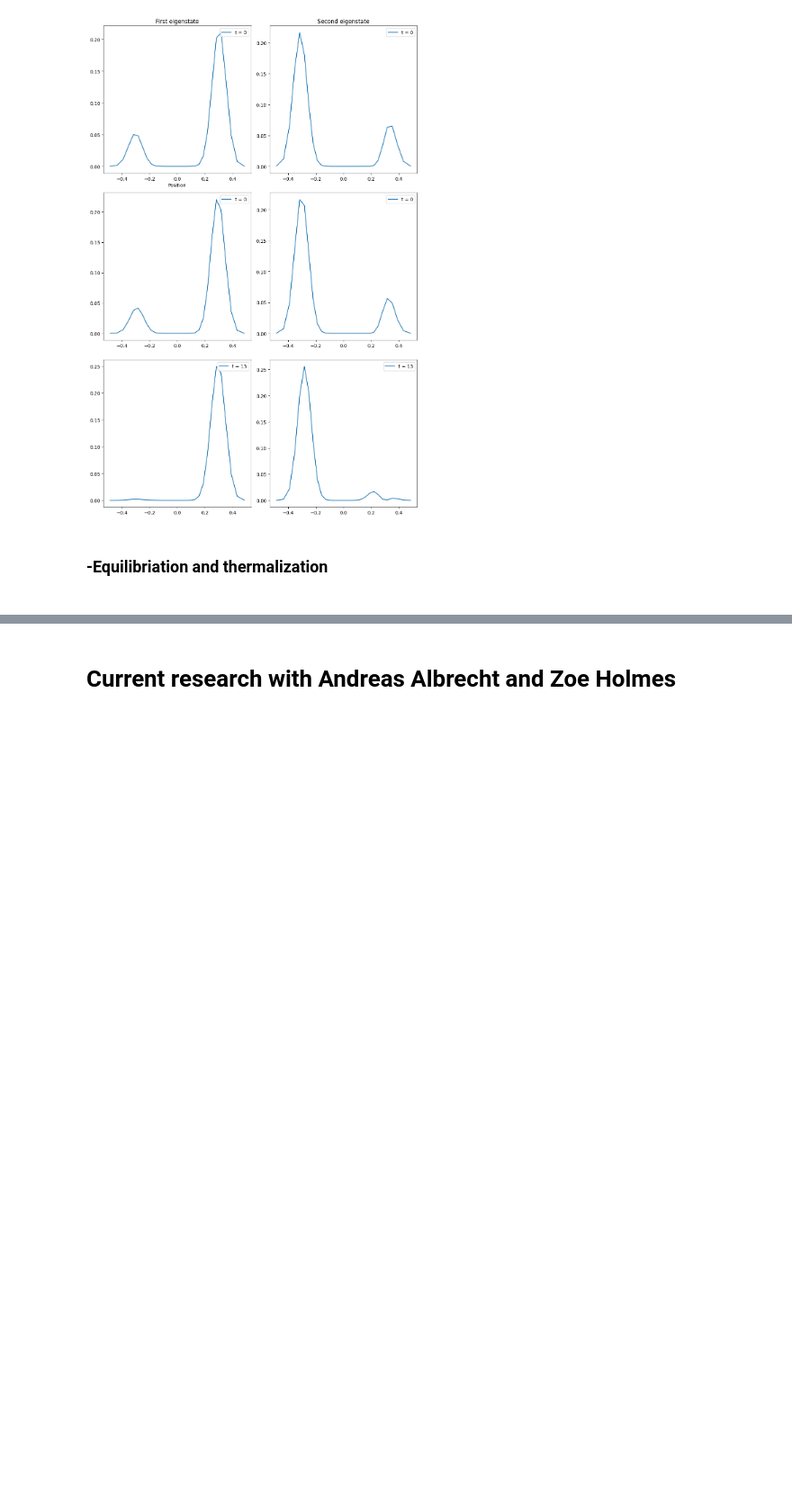
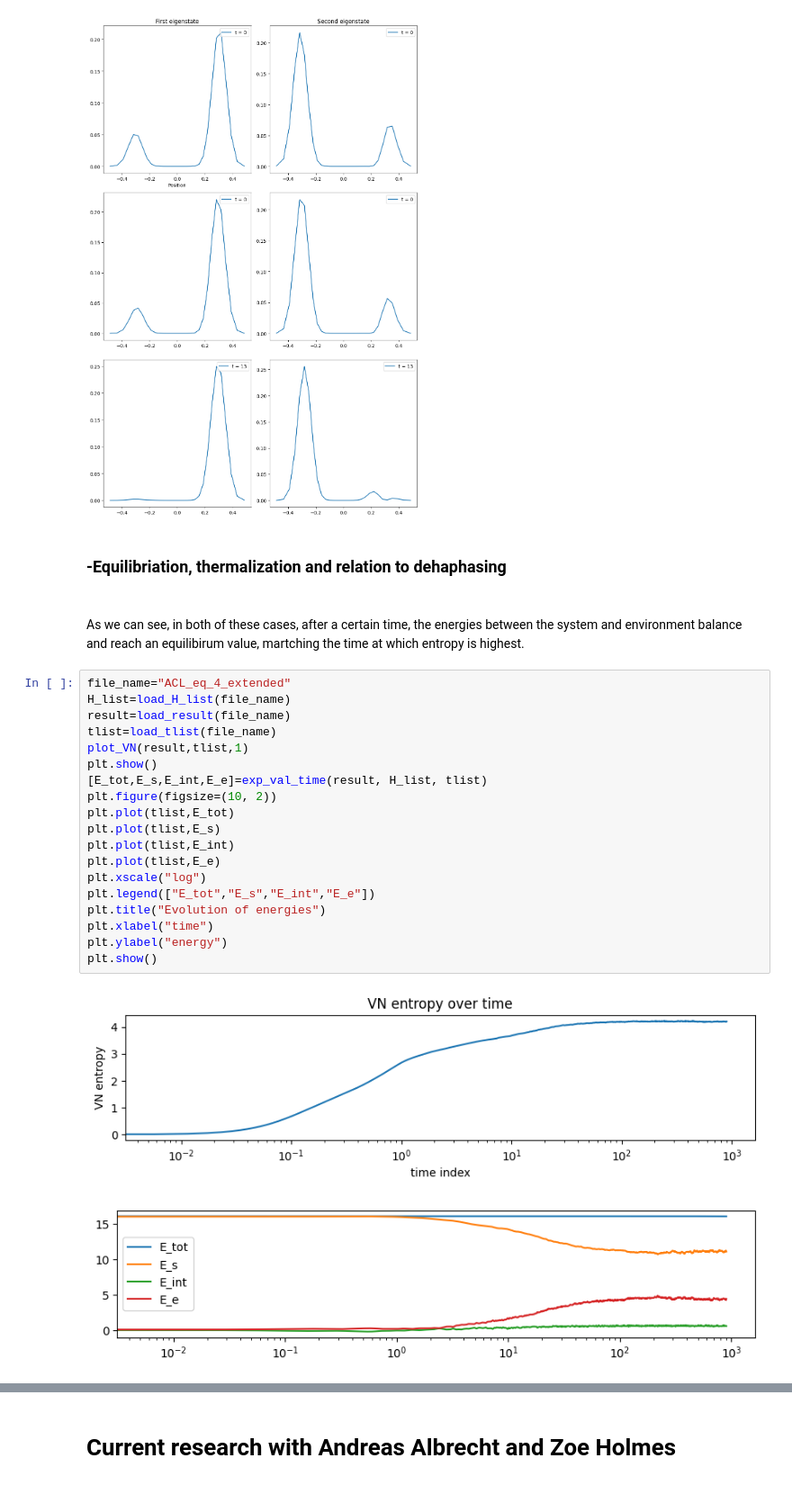
Before and after one commit to MarinAndreGirard/ACL, a Jupyter notebook: Working/The_ACL_model.ipynb, the cells around one changed output, grey strips where cells are left out. Shown at 90% size. Drawn from its saved outputs; the diff is of its cells as text; blank space fills up the shorter version.

```diff
--- a/Working/The_ACL_model.ipynb
+++ b/Working/The_ACL_model.ipynb
@@ -255,4 +255,28 @@ copy_cat(d1,result,H_list,tlist,1,5,34)
 # %% [output]
 [figure]
 # %% [markdown]
-<h3>-Equilibriation and thermalization<h3>
+<h3>-Equilibriation, thermalization and relation to dehaphasing<h3>
+# %% [markdown]
+As we can see, in both of these cases, after a certain time, the energies between the system and environment balance and reach an equilibirum value, martching the time at which entropy is highest.
+# %%
+file_name="ACL_eq_4_extended"
+H_list=load_H_list(file_name)
+result=load_result(file_name)
+tlist=load_tlist(file_name)
+plot_VN(result,tlist,1)
+plt.show()
+[E_tot,E_s,E_int,E_e]=exp_val_time(result, H_list, tlist)
+plt.figure(figsize=(10, 2))
+plt.plot(tlist,E_tot)
+plt.plot(tlist,E_s)
+plt.plot(tlist,E_int)
+plt.plot(tlist,E_e)
+plt.xscale("log")
+plt.legend(["E_tot","E_s","E_int","E_e"])
+plt.title("Evolution of energies")
+plt.xlabel("time")
+plt.ylabel("energy")
+plt.show()
+# %% [output]
+[figure, added]
+[figure, added]
```
Also changed, not shown: parts of 2 cells of this notebook.
